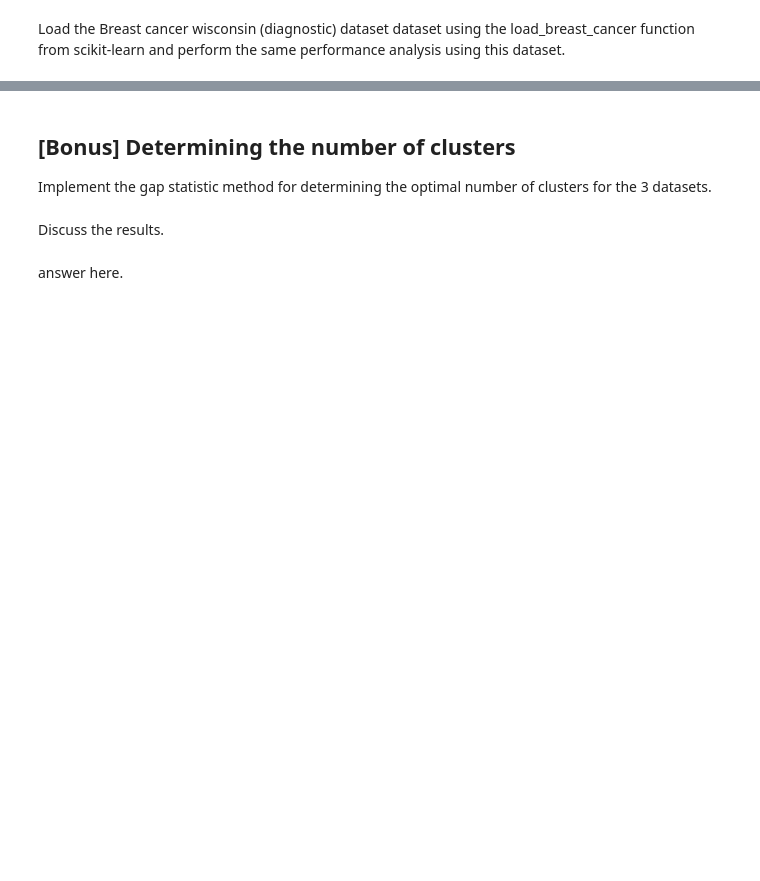
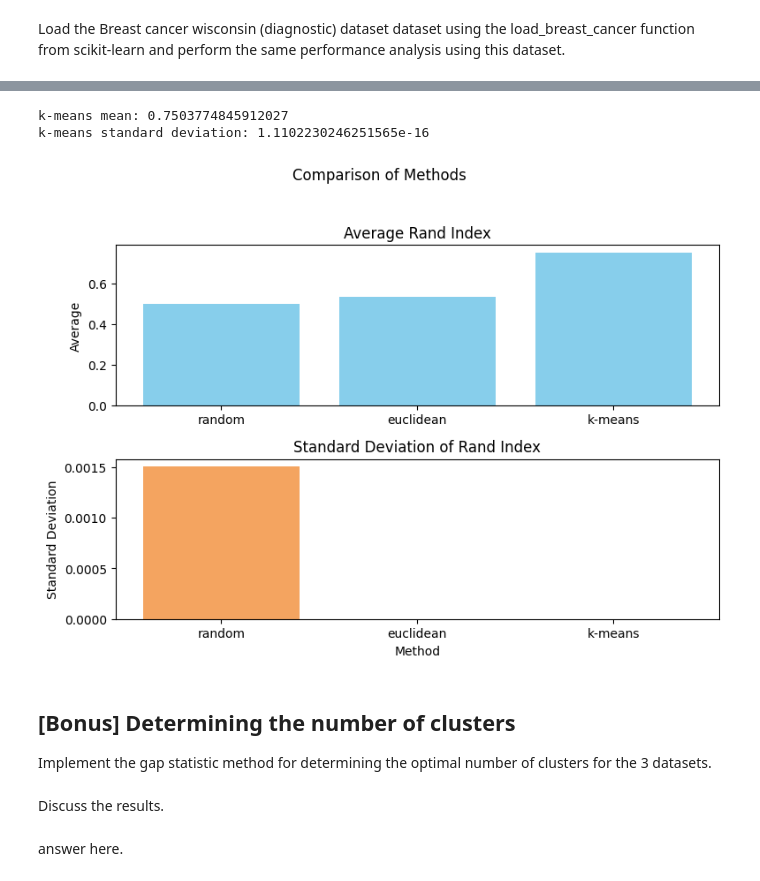
Before and after one commit to soso0024/python-ARTIN, a Jupyter notebook: Lab1/artinClustering.ipynb, the cells around one changed output, grey strips where cells are left out. Saved outputs shown, nothing was run; the diff lists cells and outputs as text; code cells hidden in the pictures; blank space fills up the shorter version.

```diff
--- a/Lab1/artinClustering.ipynb
+++ b/Lab1/artinClustering.ipynb
@@ -347,0 +514,16 @@ Load the Breast cancer wisconsin (diagnostic) dataset dataset using the load_bre
+# %%
+# random
+rand_indices = []
+
+for i in range(100):
+    pred_labels = generate_random_labels(2, len(features))
+
+    index = calculate_rand_index(truth_labels, pred_labels)
+    rand_indices.append(index)
+
+# 平均値と標準偏差の計算
+random_mean_rand_index = np.mean(rand_indices)
+random_std_rand_index = np.std(rand_indices)
+
+print("random mean:",random_mean_rand_index)
+print("random standard deviation:",random_std_rand_index)
@@ -348,3 +561,55 @@ Load the Breast cancer wisconsin (diagnostic) dataset dataset using the load_bre
+# %%
+# k-means
+k = 2  # クラスタ数
+
+# 事前に定義したk_means関数とcalculate_rand_index関数を使用
+rand_indices = []
+
+for i in range(100):
+    # セントロイドの初期化とK-meansの実行
+    initial_centroids = features[np.random.choice(features.shape[0], k, replace=False)]
+    pred_labels, _ = k_means(features, initial_centroids, k)
+
+    # ランド指数の計算
+    rand_index = calculate_rand_index(truth_labels, pred_labels)
+    rand_indices.append(rand_index)
+
+# 平均値と標準偏差の計算
+k_mean_rand_index = np.mean(rand_indices)
+k_std_rand_index = np.std(rand_indices)
+
+print("k-means mean:",k_mean_rand_index)
+print("k-means standard deviation:",k_std_rand_index)
+# %% [output]
+k-means mean: 0.7503774845912027
+k-means standard deviation: 1.1102230246251565e-16
+# %%
+methods = ["random", "euclidean", "k-means"]
+means = [random_mean_rand_index, euclidean_mean_rand_index, k_mean_rand_index]
+stds = [random_std_rand_index, euclidean_std_rand_index, k_std_rand_index]
+
+# 2つのサブプロットの作成
+fig, axs = plt.subplots(2, 1, figsize=(8, 6))
+
+# 平均値のバープロット
+axs[0].bar(methods, means, color='skyblue')
+axs[0].set_title("Average Rand Index")
+axs[0].set_ylabel("Average")
+
+# 標準偏差のバープロット
+axs[1].bar(methods, stds, color='sandybrown')
+axs[1].set_title("Standard Deviation of Rand Index")
+axs[1].set_ylabel("Standard Deviation")
+
+# 全体のタイトルとラベルの設定
+plt.xlabel("Method")
+plt.suptitle("Comparison of Methods")
+
+# プロットの表示
+plt.tight_layout(rect=[0, 0.03, 1, 0.95])
+plt.show()
+# %% [output]
+[figure, added]
 # %% [markdown]
 ## [Bonus] Determining the number of clusters
 
```
Also changed, not shown: parts of 24 cells of this notebook.
